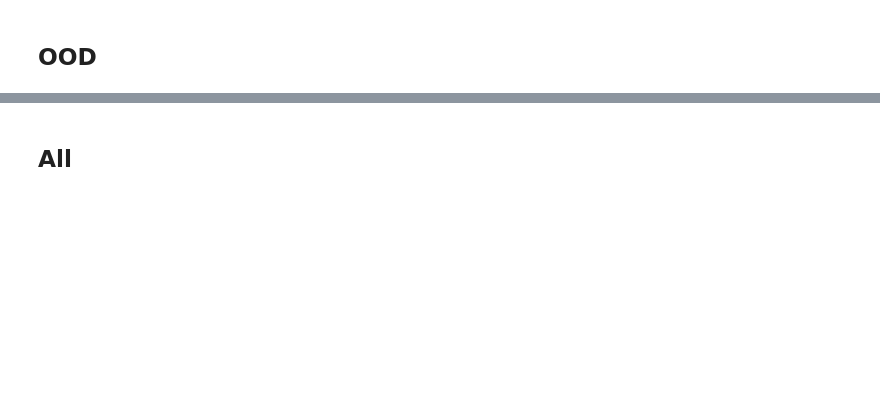
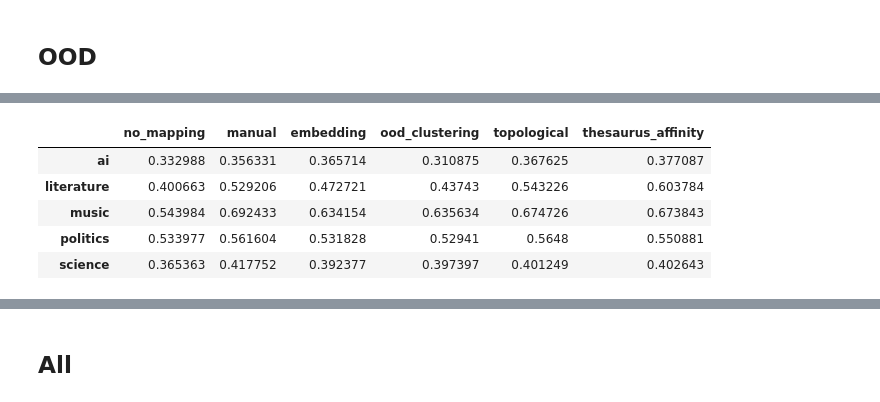
Before and after one commit to davidsule/politicians_are_also_people, a Jupyter notebook: plotting_results.ipynb, the cells around one changed output, grey strips where cells are left out. Drawn from its saved outputs; the diff is of its cells as text; code cells hidden in the pictures; blank space fills up the shorter version.

```diff
--- a/plotting_results.ipynb
+++ b/plotting_results.ipynb
@@ -224,6 +281,15 @@ for m in mapping_types:
         df_1[m][d] = weighted_f1[i]
 # %%
 mapping_methods = list(df_1.keys())
+# %%
+df_1
+# %% [output]
+|  | no_mapping | manual | embedding | ood_clustering | topological | thesaurus_affinity |
+| ai | 0.332988 | 0.356331 | 0.365714 | 0.310875 | 0.367625 | 0.377087 |
+| literature | 0.400663 | 0.529206 | 0.472721 | 0.43743 | 0.543226 | 0.603784 |
+| music | 0.543984 | 0.692433 | 0.634154 | 0.635634 | 0.674726 | 0.673843 |
+| politics | 0.533977 | 0.561604 | 0.531828 | 0.52941 | 0.5648 | 0.550881 |
+| science | 0.365363 | 0.417752 | 0.392377 | 0.397397 | 0.401249 | 0.402643 |
 # %%
 
 data_dict = df_1.to_dict()
```
Also changed, not shown: parts of 15 cells of this notebook, 7 other files.
